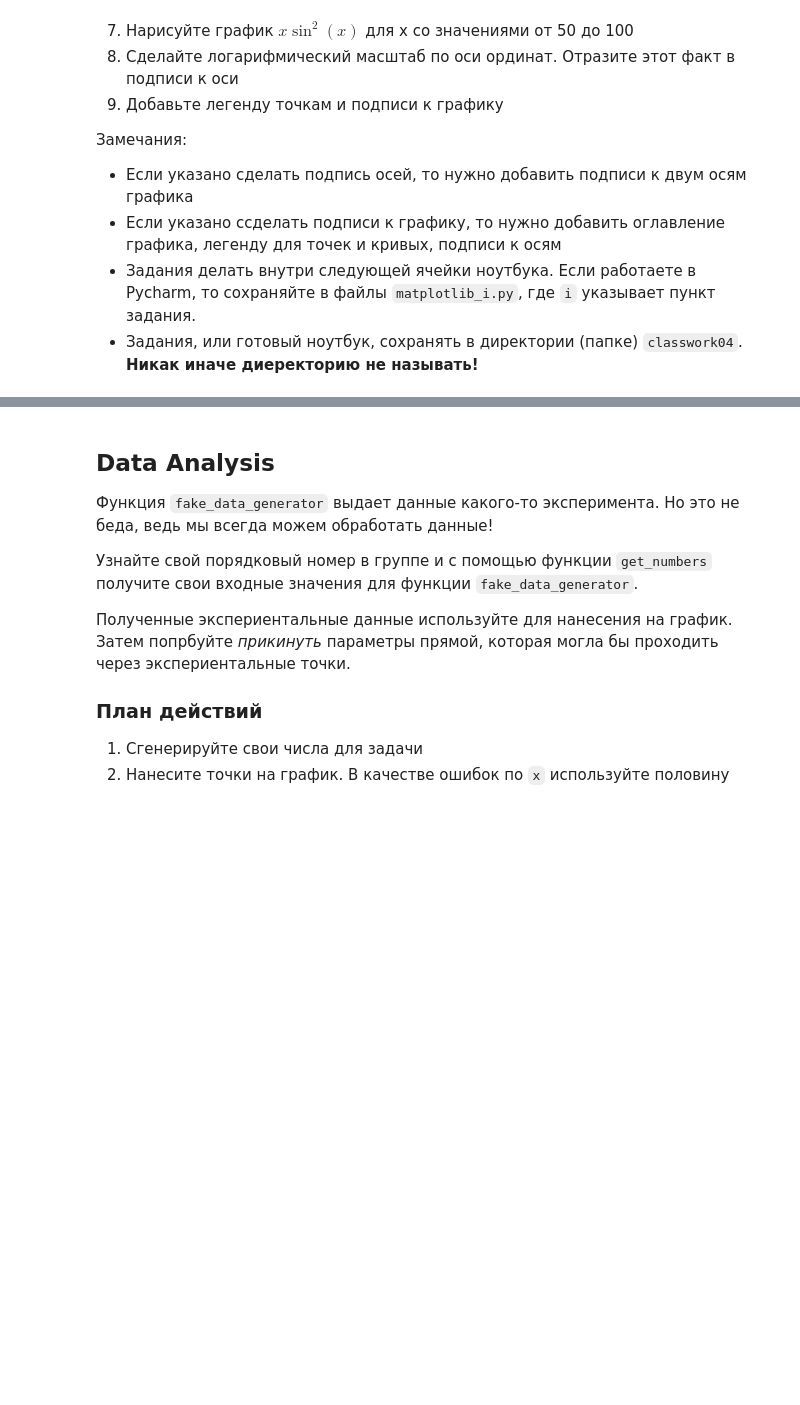
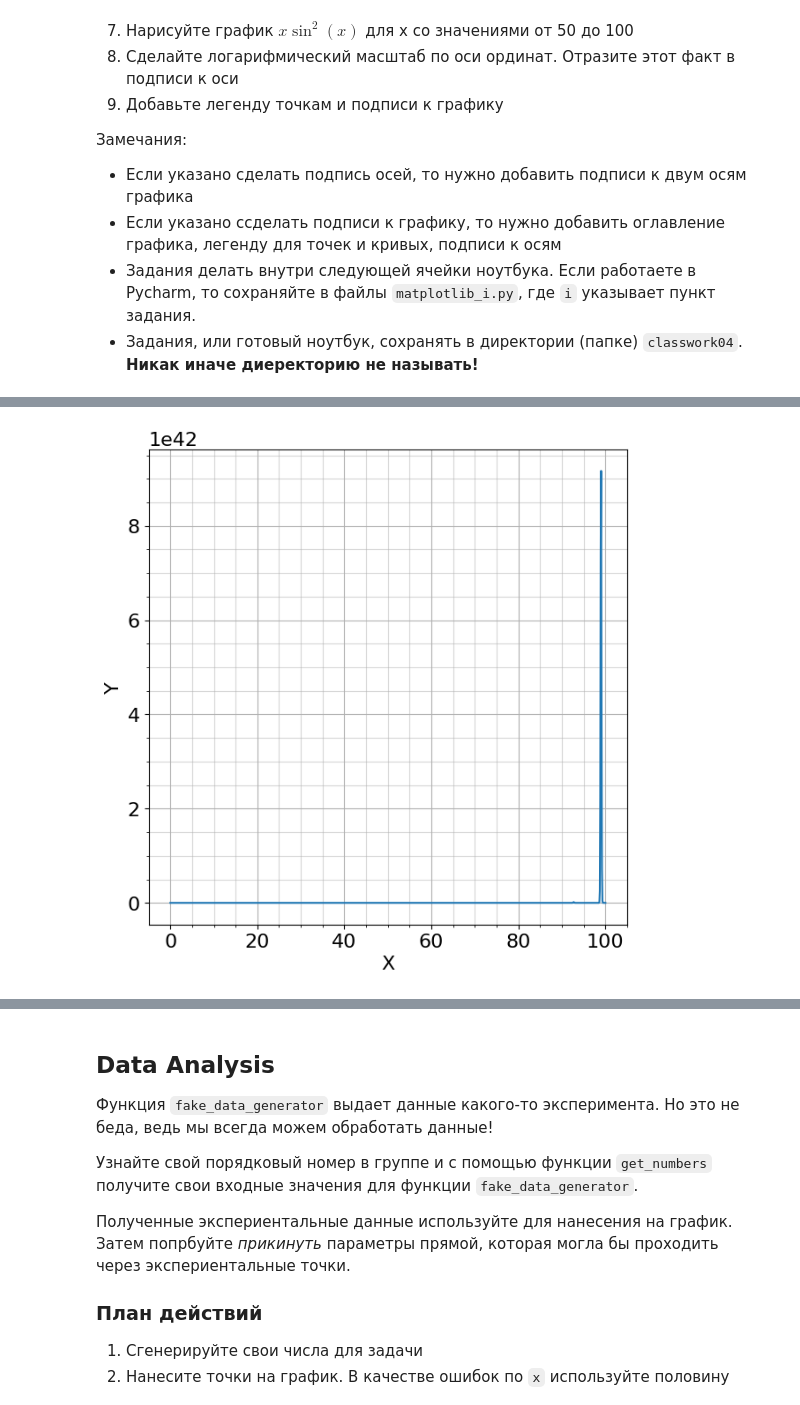
Before and after one commit to physicistmaksim/python_2022, a Jupyter notebook: Classwork04/lpr2022_lab4.ipynb, the cells around one changed output, grey strips where cells are left out. Cells and saved outputs as stored; diff of their text form; code cells hidden in the pictures; blank space fills up the shorter version.

```diff
--- a/Classwork04/lpr2022_lab4.ipynb
+++ b/Classwork04/lpr2022_lab4.ipynb
@@ -421,0 +380,15 @@ plt.xscale??
+# %%
+import numpy as np
+import matplotlib.pyplot as plt
+plt.figure(figsize=(7,7))
+plt.minorticks_on()
+plt.ylabel("Y")
+plt.xlabel("X")
+x = np.linspace(0, 100, 1000)
+y = np.exp((-x)*np.sin(x))
+plt.plot(x,y)
+plt.grid(b=True, which='major', axis='both', alpha=1)
+plt.grid(b=True, which='minor', axis='both', alpha=0.5)
+plt.show()
+# %% [output]
+[figure, added]
```
Also changed, not shown: parts of 18 cells of this notebook, 1 other file.
